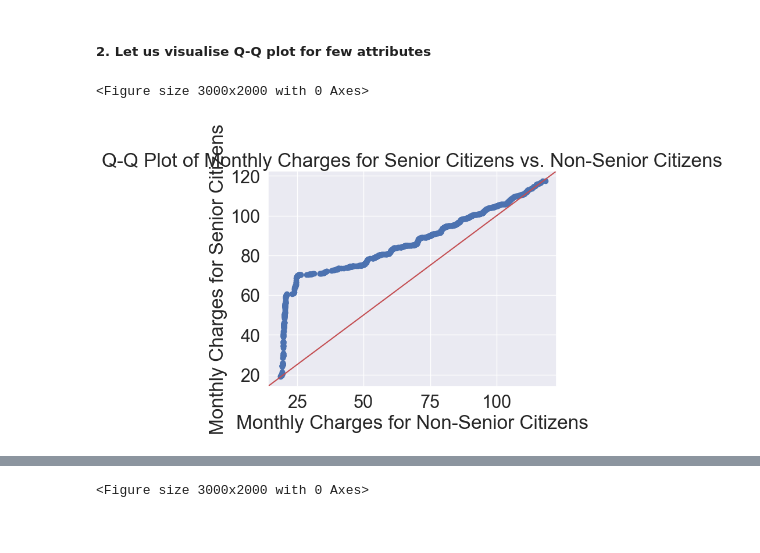
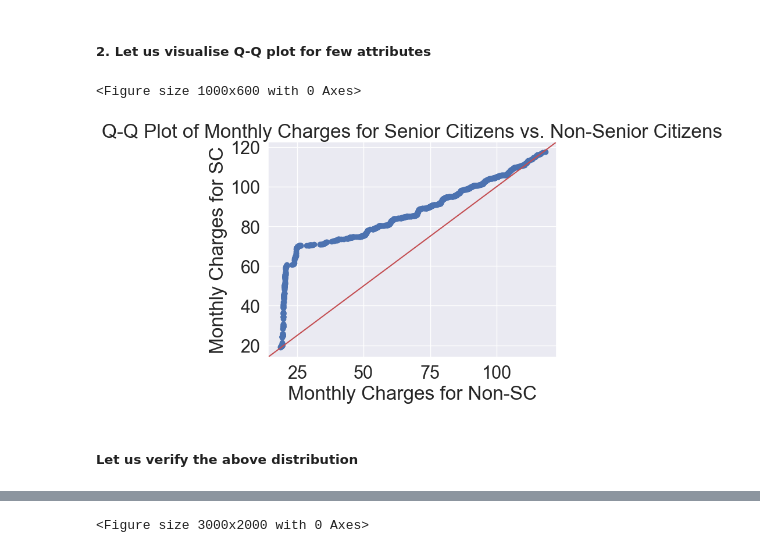
Before and after one commit to Yash-Barjatya/IME672-Data-Mining-Assignments, a Jupyter notebook: Assignment-2/assignment2-201138.ipynb, the cells around one changed output, grey strips where cells are left out. Drawn from its saved outputs; the diff is of its cells as text; code cells hidden in the pictures.

```diff
--- a/Assignment-2/assignment2-201138.ipynb
+++ b/Assignment-2/assignment2-201138.ipynb
@@ -436,13 +442,15 @@ plt.show()
 # %%
 # Define SC and non-SC subsets
 sc_customers = telecom[telecom['SeniorCitizen'] == 1]
 non_sc_customers = telecom[telecom['SeniorCitizen'] == 0]
-plt.figure(figsize=(30, 20))
+plt.figure(figsize=(10, 6))
 # Q-Q plot for senior citizens' monthly charges vs. non-senior citizens' monthly charges
 sm.qqplot_2samples(np.sort(sc_customers['MonthlyCharges']), np.sort(non_sc_customers['MonthlyCharges']),
-                   line='45', xlabel='Monthly Charges for Senior Citizens', ylabel='Monthly Charges for Non-Senior Citizens')
+                   line='45', xlabel='Monthly Charges for SC', ylabel='Monthly Charges for Non-SC')
 plt.title('Q-Q Plot of Monthly Charges for Senior Citizens vs. Non-Senior Citizens')
 plt.show()
 # %% [output]
-<Figure size 3000x2000 with 0 Axes>
+<Figure size 1000x600 with 0 Axes>
-[figure, old version]
+[figure, new version]
+# %% [markdown]
+##### Let us verify the above distribution
```
Also changed, not shown: parts of 7 cells of this notebook.
